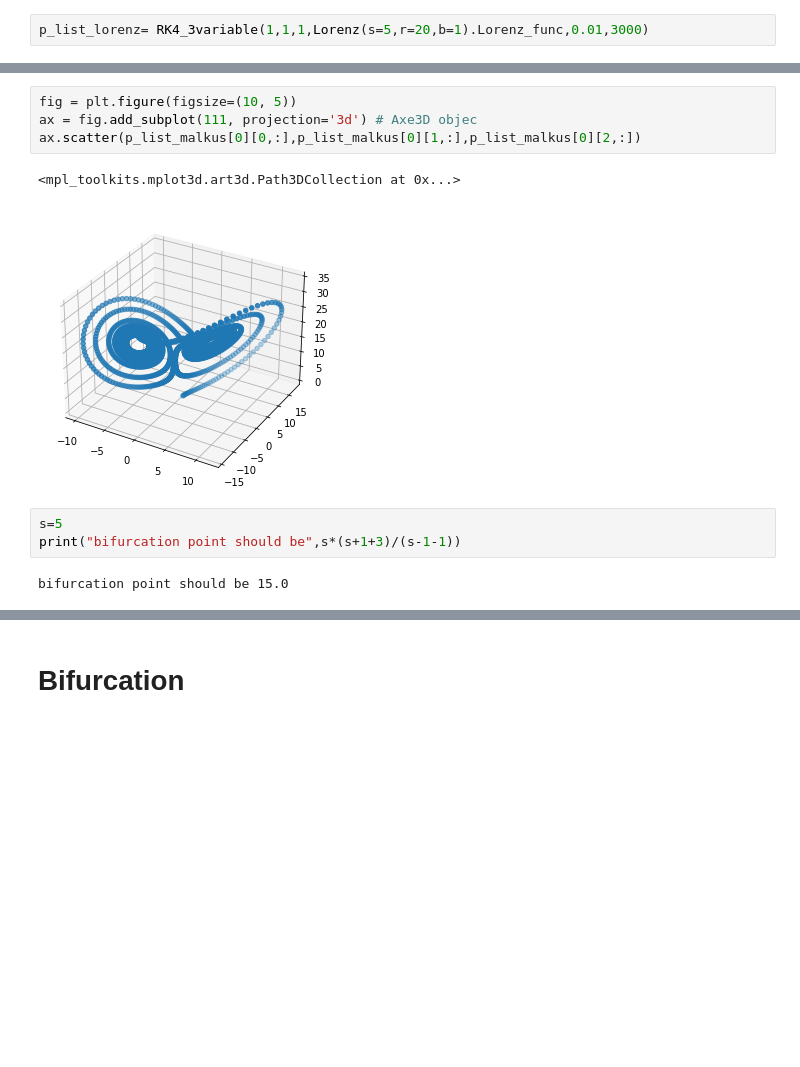
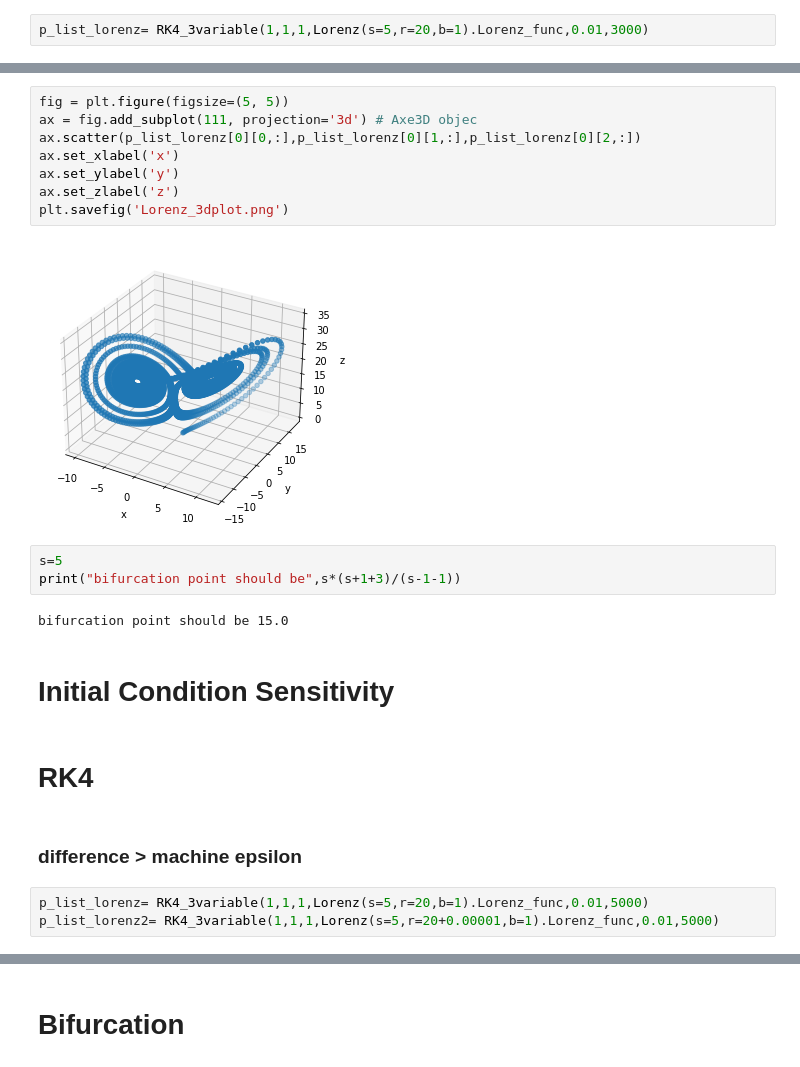
Before and after one commit to MunjungKim/Malkus-wheel, a Jupyter notebook: Malkus_wheel.ipynb, the cells around one changed output, grey strips where cells are left out. Saved outputs shown, nothing was run; the diff lists cells and outputs as text; blank space fills up the shorter version.

```diff
--- a/Malkus_wheel.ipynb
+++ b/Malkus_wheel.ipynb
@@ -56,14 +60,26 @@ p_list_malkus[0][2][3000]
 # %% [output]
 22.40954286673684
 # %%
-fig = plt.figure(figsize=(10, 5))
+fig = plt.figure(figsize=(5, 5))
 ax = fig.add_subplot(111, projection='3d') # Axe3D objec
-ax.scatter(p_list_malkus[0][0,:],p_list_malkus[0][1,:],p_list_malkus[0][2,:])
+ax.scatter(p_list_lorenz[0][0,:],p_list_lorenz[0][1,:],p_list_lorenz[0][2,:])
+ax.set_xlabel('x')
+ax.set_ylabel('y')
+ax.set_zlabel('z')
+plt.savefig('Lorenz_3dplot.png')
 # %% [output]
-<mpl_toolkits.mplot3d.art3d.Path3DCollection at 0x...>
-[figure, old version]
+[figure, new version]
 # %%
 s=5
 print("bifurcation point should be",s*(s+1+3)/(s-1-1))
 # %% [output]
 bifurcation point should be 15.0
+# %% [markdown]
+# Initial Condition Sensitivity
+# %% [markdown]
+# RK4
+# %% [markdown]
+### difference > machine epsilon
+# %%
+p_list_lorenz= RK4_3variable(1,1,1,Lorenz(s=5,r=20,b=1).Lorenz_func,0.01,5000)
+p_list_lorenz2= RK4_3variable(1,1,1,Lorenz(s=5,r=20+0.00001,b=1).Lorenz_func,0.01,5000)
```
Also changed, not shown: parts of 43 cells of this notebook, 2 other files.
